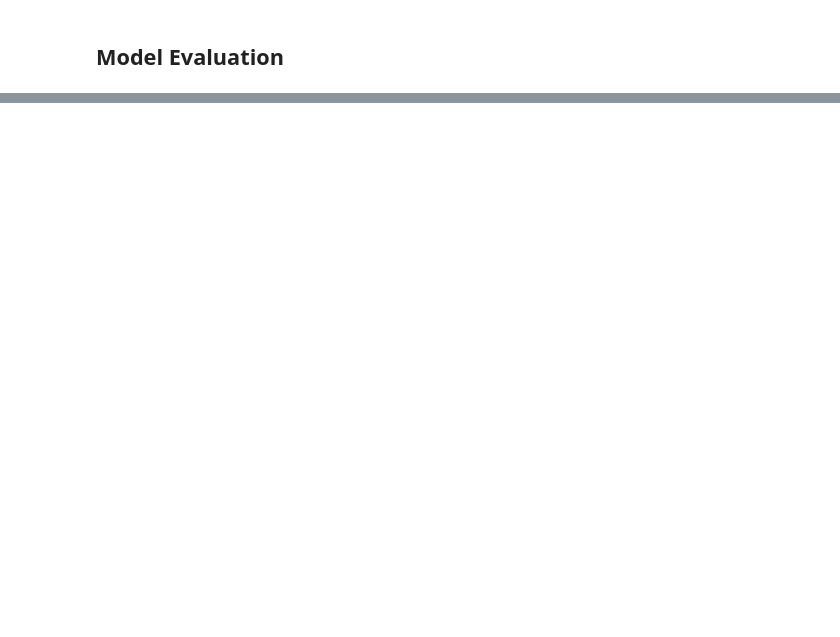
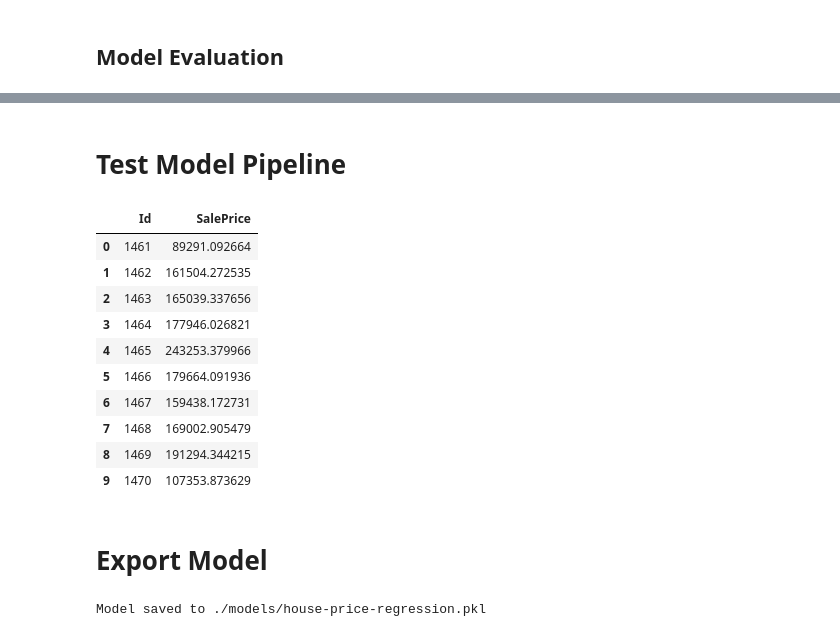
Before and after one commit to tsongglod123/int421-applied-ml, a Jupyter notebook: assignment-4/house-price-regression.ipynb, the cells around one changed output, grey strips where cells are left out. Saved outputs shown, nothing was run; the diff lists cells and outputs as text; code cells hidden in the pictures; blank space fills up the shorter version.

Commit message:
[+] update dataset and linear model final

```diff
--- a/assignment-4/house-price-regression.ipynb
+++ b/assignment-4/house-price-regression.ipynb
@@ -263,3 +266,10 @@ R^2 score:  0.7411
+# %%
+model_pipe = Pipeline(
+    steps = [
+        ("preprocessor", preprocessor),
+        ("model", model)
+    ]
+)
 # %% [markdown]
 ## Model Evaluation
 # %%
@@ -286,0 +297,23 @@ linear_metric
+# %% [markdown]
+# Test Model Pipeline
+# %%
+sale_price_pred = model_pipe.predict(df_test[selected_features])
+test_pred_df = pd.DataFrame({
+    "Id": df_test["Id"],
+    "SalePrice": sale_price_pred
+})
+test_pred_df.head(10)
+# %% [output]
+|  | Id | SalePrice |
+| 0 | 1461 | 89291.092664 |
+| 1 | 1462 | 161504.272535 |
+| 2 | 1463 | 165039.337656 |
+| 3 | 1464 | 177946.026821 |
+| 4 | 1465 | 243253.379966 |
+| 5 | 1466 | 179664.091936 |
+| 6 | 1467 | 159438.172731 |
+| 7 | 1468 | 169002.905479 |
+| 8 | 1469 | 191294.344215 |
+| 9 | 1470 | 107353.873629 |
+# %% [markdown]
+# Export Model
@@ -286,0 +323,10 @@ linear_metric
+# %%
+model_path = "./models/"
+model_filename = "house-price-regression.pkl"
+file_loc = os.path.join(model_path, model_filename)
+
+joblib.dump(model_pipe, file_loc)
+
+print(f"Model saved to {file_loc}")
+# %% [output]
+Model saved to ./models/house-price-regression.pkl
```
Also changed, not shown: parts of 19 cells of this notebook, 3 other files.
